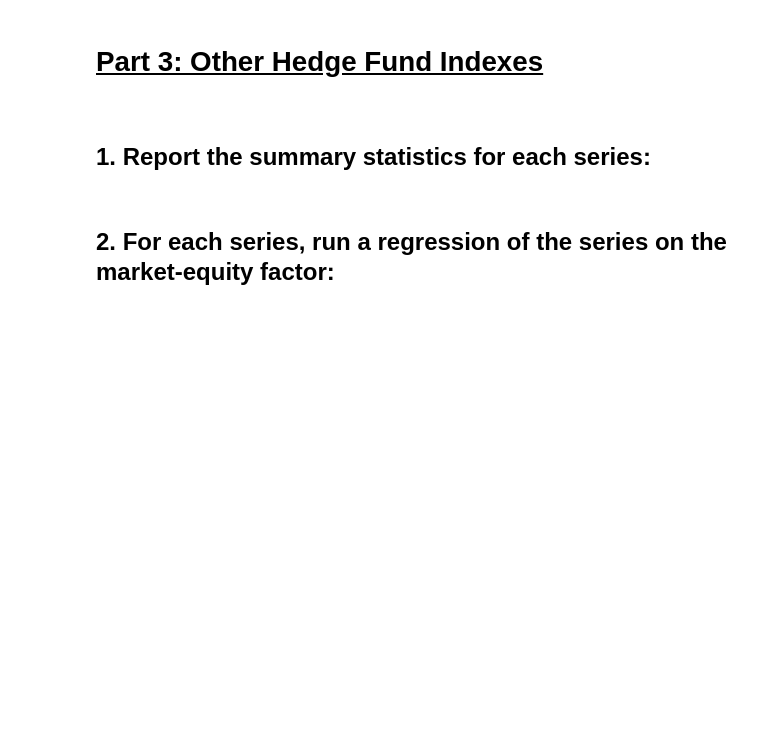
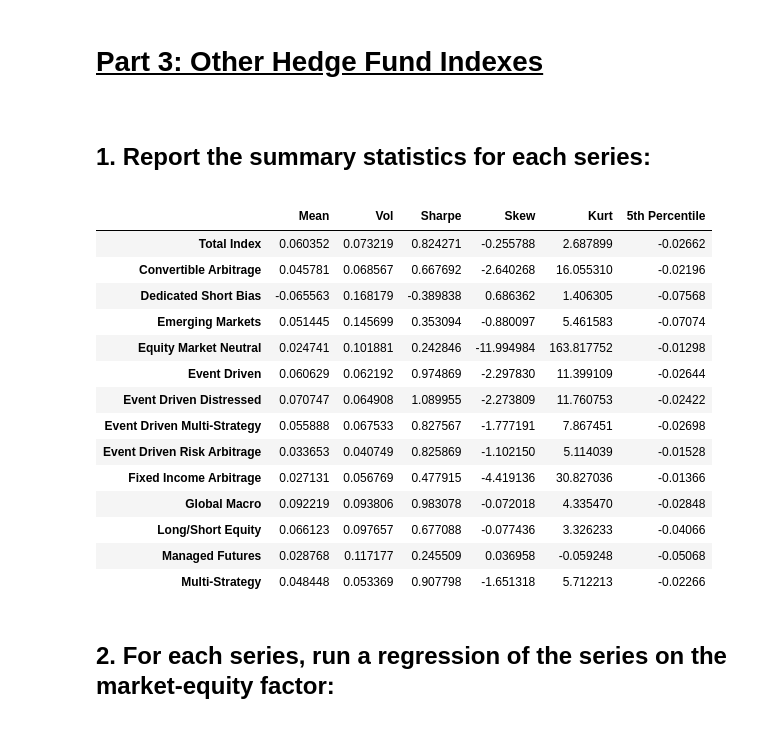
Before and after one commit to brandtlawson/Quant-Course, a Jupyter notebook: HW2/HW2_code.ipynb, the cells around one changed output. Cells and saved outputs as stored; diff of their text form; code cells hidden in the pictures; blank space fills up the shorter version.

```diff
--- a/HW2/HW2_code.ipynb
+++ b/HW2/HW2_code.ipynb
@@ -169,6 +184,30 @@ The kurtosis of the return distribution is 2.5874860101941097
 
 
 ## <p style="font-size:18pt"> 1. Report the summary statistics for each series:
+# %%
+hedge_excess_rets = pd.read_excel('./hedge_data.xls', sheet_name='HedgeFund_ExcessRets',  index_col='date')
+
+hedge_df = sharpe_calc(mean_vol(hedge_excess_rets))
+hedge_df['Skew'] = skew(hedge_excess_rets)
+hedge_df['Kurt'] = kurtosis(hedge_excess_rets)
+hedge_df['5th Percentile'] = hedge_excess_rets.quantile(0.05)
+display(hedge_df)
+# %% [output]
+|  | Mean | Vol | Sharpe | Skew | Kurt | 5th Percentile |
+| Total Index | 0.060352 | 0.073219 | 0.824271 | -0.255788 | 2.687899 | -0.02662 |
+| Convertible Arbitrage | 0.045781 | 0.068567 | 0.667692 | -2.640268 | 16.055310 | -0.02196 |
+| Dedicated Short Bias | -0.065563 | 0.168179 | -0.389838 | 0.686362 | 1.406305 | -0.07568 |
+| Emerging Markets | 0.051445 | 0.145699 | 0.353094 | -0.880097 | 5.461583 | -0.07074 |
+| Equity Market Neutral | 0.024741 | 0.101881 | 0.242846 | -11.994984 | 163.817752 | -0.01298 |
+| Event Driven | 0.060629 | 0.062192 | 0.974869 | -2.297830 | 11.399109 | -0.02644 |
+| Event Driven Distressed | 0.070747 | 0.064908 | 1.089955 | -2.273809 | 11.760753 | -0.02422 |
+| Event Driven Multi-Strategy | 0.055888 | 0.067533 | 0.827567 | -1.777191 | 7.867451 | -0.02698 |
+| Event Driven Risk Arbitrage | 0.033653 | 0.040749 | 0.825869 | -1.102150 | 5.114039 | -0.01528 |
+| Fixed Income Arbitrage | 0.027131 | 0.056769 | 0.477915 | -4.419136 | 30.827036 | -0.01366 |
+| Global Macro | 0.092219 | 0.093806 | 0.983078 | -0.072018 | 4.335470 | -0.02848 |
+| Long/Short Equity | 0.066123 | 0.097657 | 0.677088 | -0.077436 | 3.326233 | -0.04066 |
+| Managed Futures | 0.028768 | 0.117177 | 0.245509 | 0.036958 | -0.059248 | -0.05068 |
+| Multi-Strategy | 0.048448 | 0.053369 | 0.907798 | -1.651318 | 5.712213 | -0.02266 |
 # %% [markdown]
 ## <p style="font-size:18pt"> 2. For each series, run a regression of the series on the market-equity factor:
 # %%
```
Also changed, not shown: parts of 9 cells of this notebook, 1 other file.
